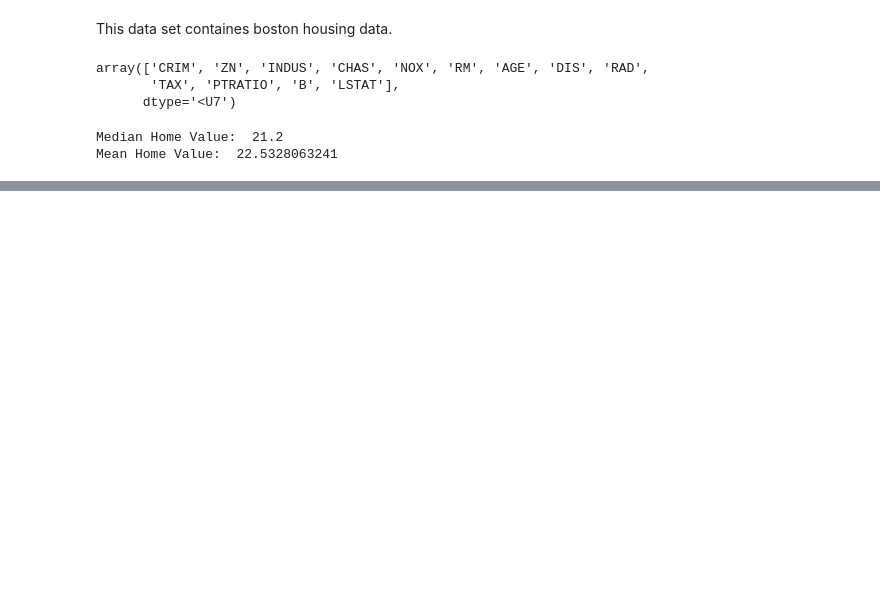
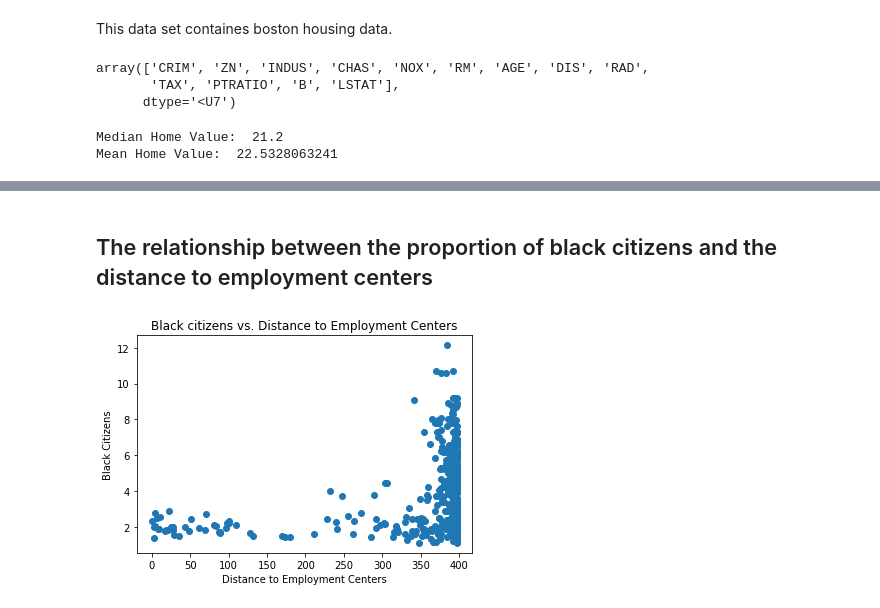
Before and after one commit to ztaylor2/machine-learning, a Jupyter notebook: Analyze a Data Set.ipynb, the cells around one changed output, grey strips where cells are left out. Cells and saved outputs as stored; diff of their text form; code cells hidden in the pictures; blank space fills up the shorter version.

```diff
--- a/Analyze a Data Set.ipynb
+++ b/Analyze a Data Set.ipynb
@@ -22,0 +38,10 @@ Mean Home Value:  22.5328063241
+# %% [markdown]
+## The relationship between the proportion of black citizens and the distance to employment centers
+# %%
+plt.scatter(boston.data.T[11], boston.data.T[7])
+plt.title("Black citizens vs. Distance to Employment Centers")
+plt.ylabel("Black Citizens")
+plt.xlabel("Distance to Employment Centers")
+plt.show()
+# %% [output]
+[figure, added]
```
Also changed, not shown: parts of 8 cells of this notebook.
